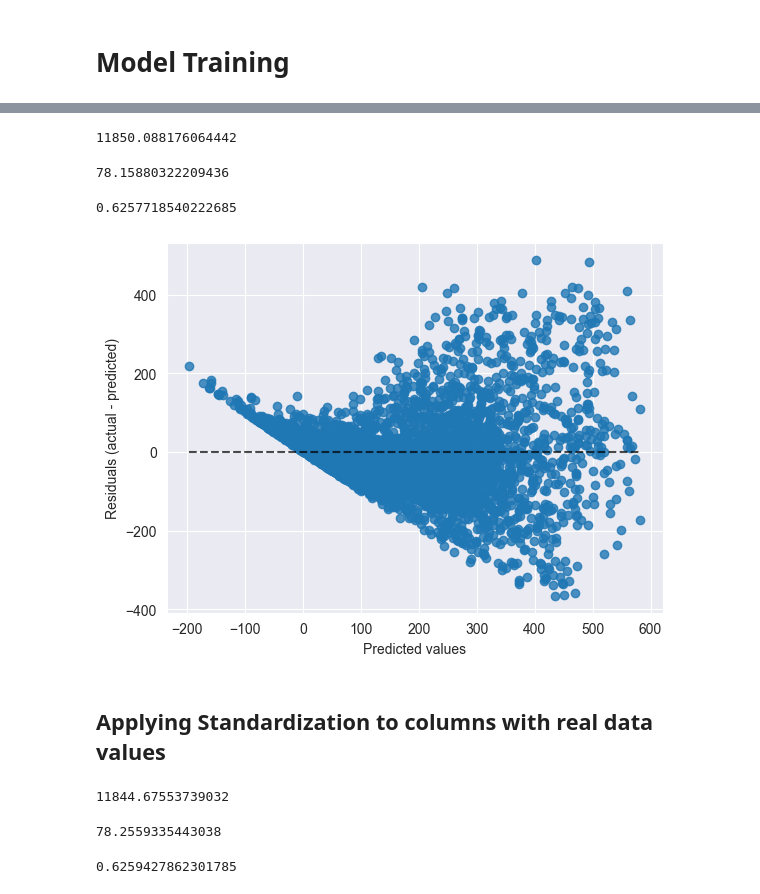
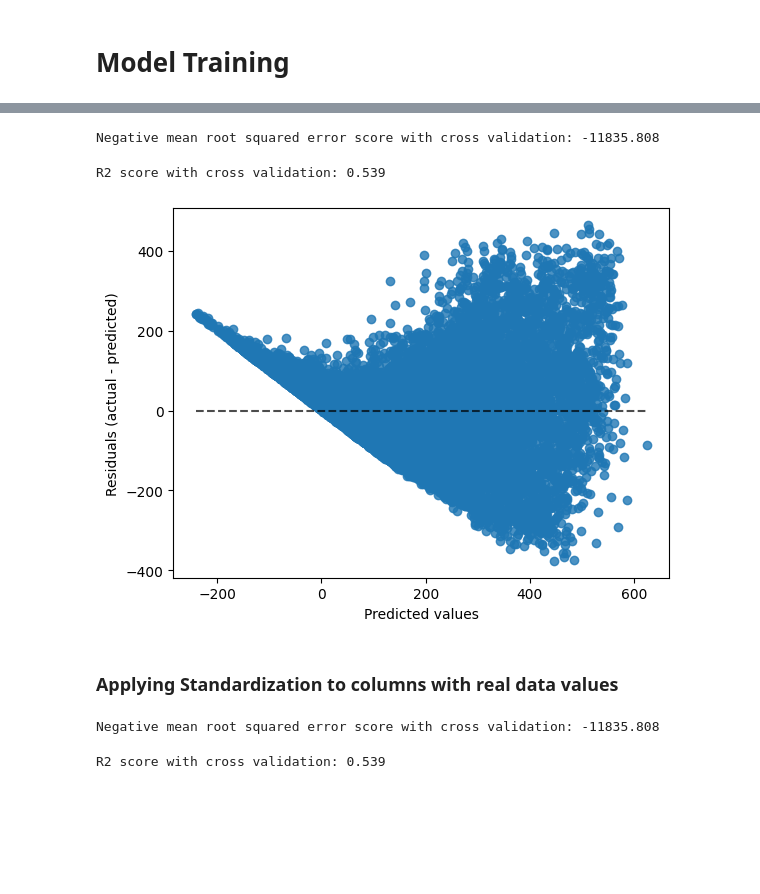
Before and after one commit to Vitalijs-Tickovs/Training_For_Accenture, a Jupyter notebook: Bike_Project/EDA.ipynb, the cells around one changed output, grey strips where cells are left out. Saved outputs shown, nothing was run; the diff lists cells and outputs as text; code cells hidden in the pictures; blank space fills up the shorter version.

Commit message:
Finished EDA + Trained Models

```diff
--- a/Bike_Project/EDA.ipynb
+++ b/Bike_Project/EDA.ipynb
@@ -29,3 +30,7 @@ data.head()
+# %%
+to_drop = ['instant', 'dteday', 'casual', 'registered']
+
+data = data.drop(to_drop, axis=1)
 # %%
 data.dtypes
 # %% [output]
@@ -166,7 +158,7 @@ def one_hot_encoder(df,column):
     df = df.drop(columns = [column],axis=1)
     return df
 
-ohe_columns = ['hr', 'mnth', 'season', 'holiday', 'weekday', 'workingday', 'weathersit']
+ohe_columns = ['hr', 'mnth', 'holiday', 'season', 'weekday', 'workingday', 'weathersit']
 
 for col in ohe_columns:
     data[col] = data[col].astype('category')
@@ -188,4 +180,5 @@ data.head()
 # Model Training
 # %%
 y = data.pop('cnt')
-X = data.drop(columns=['atemp','windspeed','casual','registered', 'yr'],axis=1)
+
+X = data.drop(columns=['temp','windspeed'],axis=1)
@@ -207,35 +206,28 @@ X_train, X_test, y_train, y_test = train_test_split(X, y, test_size=0.2, random_
 # %%
 lr = LinearRegression()
 
-lr.fit(X_train, y_train)
-
-y_pred = lr.predict(X_test)
-
-score = mean_squared_error(y_test, y_pred)
-score
+y_pred = cross_val_predict(lr, X,y,cv=5, n_jobs=-1)
-# %% [output]
-11850.088176064442
-# %%
-score = mean_absolute_error(y_test, y_pred)
-score
-# %% [output]
-78.15880322209436
-# %%
-score = r2_score(y_test, y_pred)
-score
-# %% [output]
-0.6257718540222685
+# %%
+scores = cross_val_score(lr, X, y, cv=5, scoring='neg_mean_squared_error')
+
+print(f'Negative mean root squared error score with cross validation: {scores.mean():.3f}')
+# %% [output]
+Negative mean root squared error score with cross validation: -11835.808
+# %%
+scores = cross_val_score(lr, X, y, cv=5, scoring='r2')
+
+print(f'R2 score with cross validation: {scores.mean():.3f}')
+# %% [output]
+R2 score with cross validation: 0.539
 # %%
-from sklearn.metrics import PredictionErrorDisplay
-
-display = PredictionErrorDisplay(y_true=y_test, y_pred=y_pred)
+display = PredictionErrorDisplay(y_true=y, y_pred=y_pred)
 display.plot()
 
 plt.show()
 # %% [output]
-[figure, old version]
+[figure, new version]
 # %% [markdown]
-## Applying Standardization to columns with real data values
+### Applying Standardization to columns with real data values
 # %%
 scaler = StandardScaler()
 
@@ -247,22 +242,17 @@ X_test['hum'] = scaler.fit_transform(np.asarray(X_test['hum']).reshape(-1, 1))
 # %%
 lr = LinearRegression()
 
-lr.fit(X_train, y_train)
-
-y_pred = lr.predict(X_test)
-
-score = mean_squared_error(y_test, y_pred)
-score
+y_pred = cross_val_predict(lr, X,y,cv=5, n_jobs=-1)
-# %% [output]
-11844.67553739032
-# %%
-score = mean_absolute_error(y_test, y_pred)
-score
-# %% [output]
-78.2559335443038
-# %%
-score = r2_score(y_test, y_pred)
-score
-# %% [output]
-0.6259427862301785
+# %%
+scores = cross_val_score(lr, X, y, cv=5, scoring='neg_mean_squared_error')
+
+print(f'Negative mean root squared error score with cross validation: {scores.mean():.3f}')
+# %% [output]
+Negative mean root squared error score with cross validation: -11835.808
+# %%
+scores = cross_val_score(lr, X, y, cv=5, scoring='r2')
+
+print(f'R2 score with cross validation: {scores.mean():.3f}')
+# %% [output]
+R2 score with cross validation: 0.539
 # %%
```
Also changed, not shown: parts of 38 cells of this notebook.
